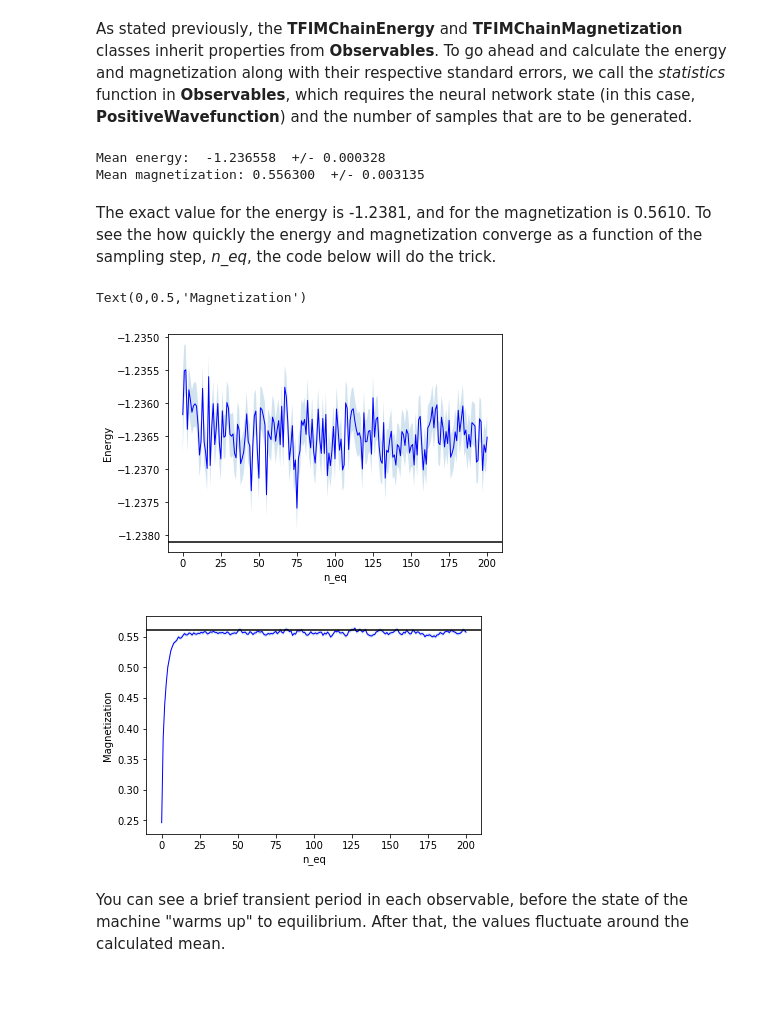
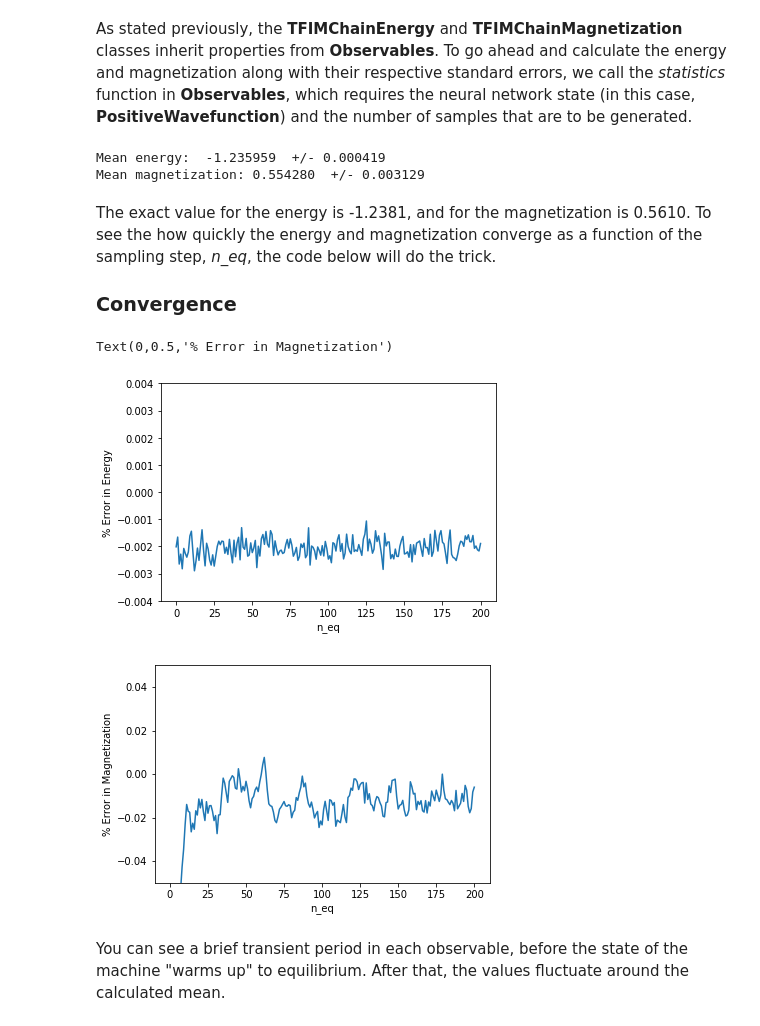
Before and after one commit to PIQuIL/QuCumber, a Jupyter notebook: examples/01_Ising/tutorial_quantum_ising.ipynb, the cells around one changed output. Drawn from its saved outputs; the diff is of its cells as text; code cells hidden in the pictures; blank space fills up the shorter version.

Commit message:
Saved weights from TFIM, cleaned up tutorials a bit more

```diff
--- a/examples/01_Ising/tutorial_quantum_ising.ipynb
+++ b/examples/01_Ising/tutorial_quantum_ising.ipynb
@@ -97,6 +96,10 @@ We set $n=50$ in this example.
 It should be stressed that this is only possible for small systems where it is possible to compute the partition function exactly.
 # %%
 nn_state.space = nn_state.generate_hilbert_space(10)
-callbacks = [MetricEvaluator(100, {'Fidelity':ts.fidelity,'KL':ts.KL}, target_psi=psi,verbose=True, space=nn_state.space)]
-nn_state.fit(train, epochs=1500, pos_batch_size=100, neg_batch_size=100, lr=1e-2, k=10, callbacks=callbacks)
+
+callbacks = [
+    MetricEvaluator(100, {"Fidelity": ts.fidelity, "KL": ts.KL}, target_psi=psi, verbose=True, space=nn_state.space)
+]
+
+nn_state.fit(train, epochs=1000, pos_batch_size=100, neg_batch_size=100, lr=1e-2, k=10, callbacks=callbacks)
 # %% [output]
@@ -118 +118,4 @@ Epoch: 1500     Fidelity = 0.996589     KL = 0.006875
+# %%
+nn_state.save("saved_weights.pt")
+nn_state.load("saved_weights.pt")
 # %% [markdown]
@@ -160,17 +164,20 @@ state (in this case, **PositiveWavefunction**) and the number of samples that
 are to be generated.
 # %%
 energy_stats = tfim_energy.statistics(nn_state, num_samples)
-mag_stats    = tfim_mag.statistics(nn_state, num_samples)
+mag_stats = tfim_mag.statistics(nn_state, num_samples)
 
-print('Mean energy:  %.6f' % energy_stats['mean'], ' +/- %.6f' % energy_stats['std_error'])
-print('Mean magnetization: %.6f' % mag_stats['mean'], ' +/- %.6f' % mag_stats['std_error'])
+print("Mean energy:  %.6f" % energy_stats["mean"], " +/- %.6f" % energy_stats["std_error"])
+print("Mean magnetization: %.6f" % mag_stats["mean"], " +/- %.6f" % mag_stats["std_error"])
 # %% [output]
-Mean energy:  -1.236558  +/- 0.000328
-Mean magnetization: 0.556300  +/- 0.003135
+Mean energy:  -1.235959  +/- 0.000419
+Mean magnetization: 0.554280  +/- 0.003129
 # %% [markdown]
 The exact value for the energy is -1.2381, and for the magnetization is 0.5610.
 To see the how quickly the energy and magnetization converge as a function of
 the sampling step, *n_eq*, the code below will do the trick.
+
+
+### Convergence
 # %%
 n_eq = 200
 dict_observables = quantum_ising_chain.Convergence(nn_state, tfim_energy, tfim_mag, num_samples, n_eq)
@@ -185,28 +192,34 @@ step = np.arange(n_eq + 1)
 # %%
 E0 = -1.2381
 M0 = 0.561
 
 plt.clf()
 
 plt.figure(1)
 ax1 = plt.axes()
-ax1.plot(step, energy, color="blue", linewidth=1)
-ax1.axhline(E0, color="black")
-ax1.fill_between(step, energy-err_energy, energy+err_energy, alpha=0.2)
+ax1.plot(step, (energy - E0) / E0)
+# ax1.axhline(E0, color="black")
+# ax1.set_xlim(5, n_eq)
+ax1.set_ylim(-0.004, 0.004)
+
+# ax1.fill_between(step, energy - E0 -err_energy, energy - E0 + err_energy, alpha=0.2)
 ax1.set_xlabel("n_eq")
-ax1.set_ylabel("Energy")
+ax1.set_ylabel("% Error in Energy")
 
 plt.figure(2)
 ax2 = plt.axes()
-ax2.plot(step, mag, linewidth=1, color="blue")
-ax2.axhline(M0, color="black")
-ax2.fill_between(step, mag-err_mag, mag+err_mag, alpha=0.2)
+ax2.plot(step, (mag - M0) / M0)
+ax2.set_ylim(-0.05, 0.05)
+
+# ax2.set_xlim(5, n_eq)
+# ax2.axhline(M0, color="black")
+# ax2.fill_between(step, (mag - M0 - err_mag)/M0, (mag - M0 + err_mag)/M0, alpha=0.2)
 ax2.set_xlabel("n_eq")
-ax2.set_ylabel("Magnetization")
+ax2.set_ylabel("% Error in Magnetization")
 # %% [output]
-Text(0,0.5,'Magnetization')
+Text(0,0.5,'% Error in Magnetization')
-[figure, old version]
+[figure, new version]
-[figure, old version]
+[figure, new version]
 # %% [markdown]
 You can see a brief transient period in each observable, before the state of the
 machine "warms up" to equilibrium.  After that, the values fluctuate around the
```
Also changed, not shown: parts of 9 cells of this notebook, 3 other files.
